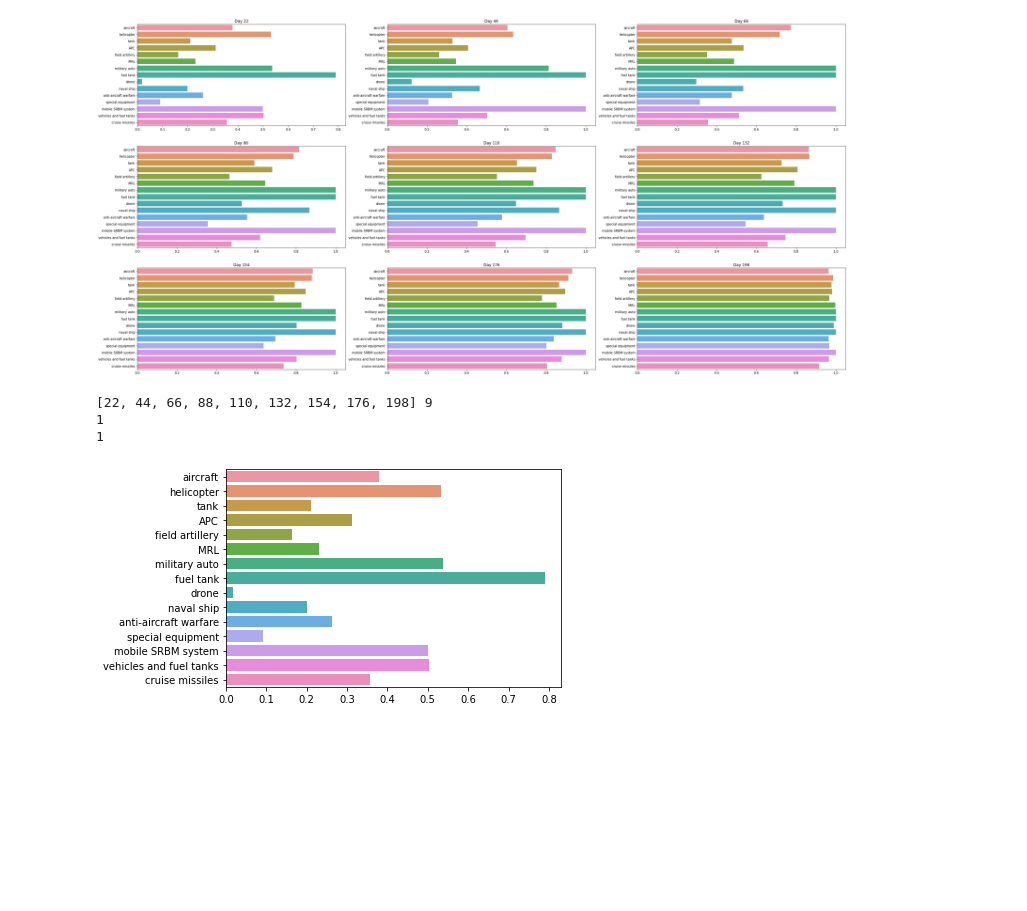
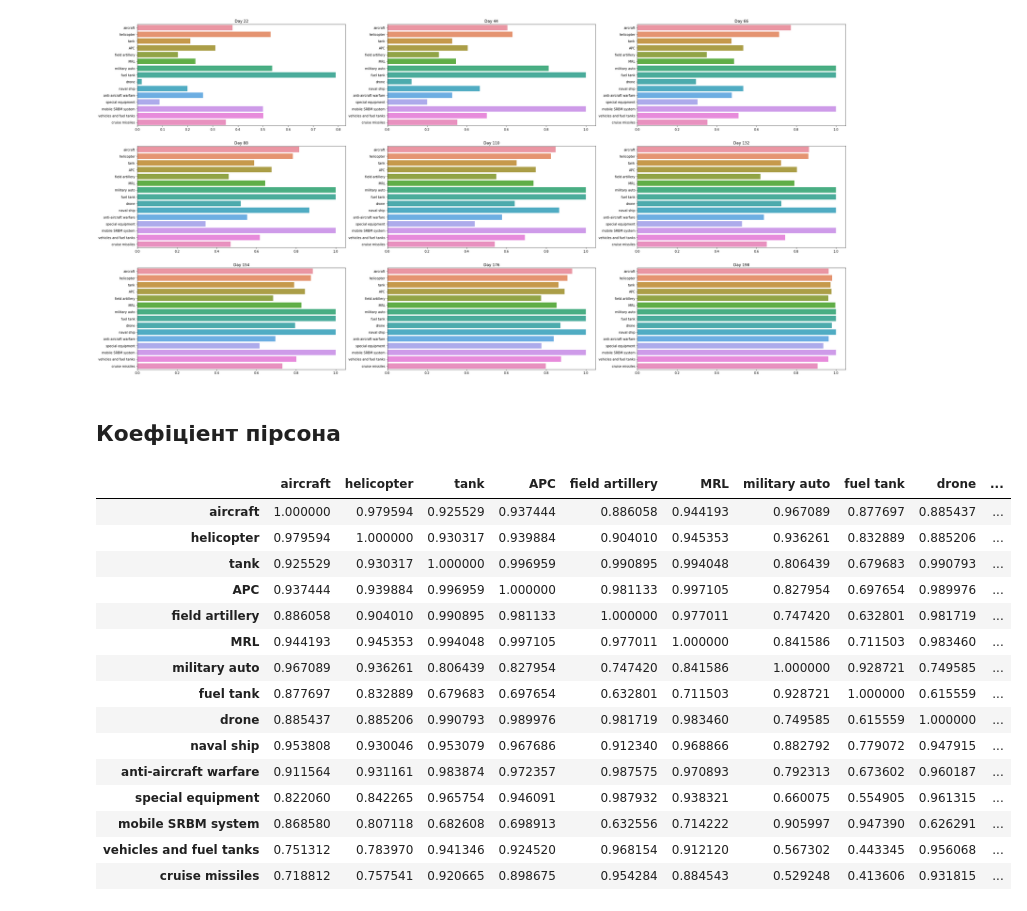
Before and after one commit to nastyabekesheva/DataScience, a Jupyter notebook: coursework/courseworkDS.ipynb, the cells around one changed output. Cells and saved outputs as stored; diff of their text form; code cells hidden in the pictures; blank space fills up the shorter version.

```diff
--- a/coursework/courseworkDS.ipynb
+++ b/coursework/courseworkDS.ipynb
@@ -371,17 +385,24 @@ for i in range(len(days)):
   axes[int(i/3), i%3].set_title(f'Day {days[i]}')
 # %% [output]
 [figure]
-# %%
-x = [i for i in  df_normalized.index if i % int(205 / 9) == 0]
-print(x, len(x))
-df_normalized.iloc[22].items
-df_br = df_normalized.drop(['greatest losses direction', 'date'], axis=1)
-df_br.columns
-sns.barplot(x=df_br.iloc[22].values, y=df_br.columns)
-print(int(3/3))
-print(4 % 3)
-# %% [output]
-[22, 44, 66, 88, 110, 132, 154, 176, 198] 9
-1
-1
-[figure, removed]
+# %% [markdown]
+## Коефіціент пірсона
+# %%
+df_normalized.corr(method='pearson')
+# %% [output]
+|  | aircraft | helicopter | tank | APC | field artillery | MRL | military auto | fuel tank | drone | ... |
+| aircraft | 1.000000 | 0.979594 | 0.925529 | 0.937444 | 0.886058 | 0.944193 | 0.967089 | 0.877697 | 0.885437 | ... |
+| helicopter | 0.979594 | 1.000000 | 0.930317 | 0.939884 | 0.904010 | 0.945353 | 0.936261 | 0.832889 | 0.885206 | ... |
+| tank | 0.925529 | 0.930317 | 1.000000 | 0.996959 | 0.990895 | 0.994048 | 0.806439 | 0.679683 | 0.990793 | ... |
+| APC | 0.937444 | 0.939884 | 0.996959 | 1.000000 | 0.981133 | 0.997105 | 0.827954 | 0.697654 | 0.989976 | ... |
+| field artillery | 0.886058 | 0.904010 | 0.990895 | 0.981133 | 1.000000 | 0.977011 | 0.747420 | 0.632801 | 0.981719 | ... |
+| MRL | 0.944193 | 0.945353 | 0.994048 | 0.997105 | 0.977011 | 1.000000 | 0.841586 | 0.711503 | 0.983460 | ... |
+| military auto | 0.967089 | 0.936261 | 0.806439 | 0.827954 | 0.747420 | 0.841586 | 1.000000 | 0.928721 | 0.749585 | ... |
+| fuel tank | 0.877697 | 0.832889 | 0.679683 | 0.697654 | 0.632801 | 0.711503 | 0.928721 | 1.000000 | 0.615559 | ... |
+| drone | 0.885437 | 0.885206 | 0.990793 | 0.989976 | 0.981719 | 0.983460 | 0.749585 | 0.615559 | 1.000000 | ... |
+| naval ship | 0.953808 | 0.930046 | 0.953079 | 0.967686 | 0.912340 | 0.968866 | 0.882792 | 0.779072 | 0.947915 | ... |
+| anti-aircraft warfare | 0.911564 | 0.931161 | 0.983874 | 0.972357 | 0.987575 | 0.970893 | 0.792313 | 0.673602 | 0.960187 | ... |
+| special equipment | 0.822060 | 0.842265 | 0.965754 | 0.946091 | 0.987932 | 0.938321 | 0.660075 | 0.554905 | 0.961315 | ... |
+| mobile SRBM system | 0.868580 | 0.807118 | 0.682608 | 0.698913 | 0.632556 | 0.714222 | 0.905997 | 0.947390 | 0.626291 | ... |
+| vehicles and fuel tanks | 0.751312 | 0.783970 | 0.941346 | 0.924520 | 0.968154 | 0.912120 | 0.567302 | 0.443345 | 0.956068 | ... |
+| cruise missiles | 0.718812 | 0.757541 | 0.920665 | 0.898675 | 0.954284 | 0.884543 | 0.529248 | 0.413606 | 0.931815 | ... |
```
Also changed, not shown: parts of 13 cells of this notebook.
